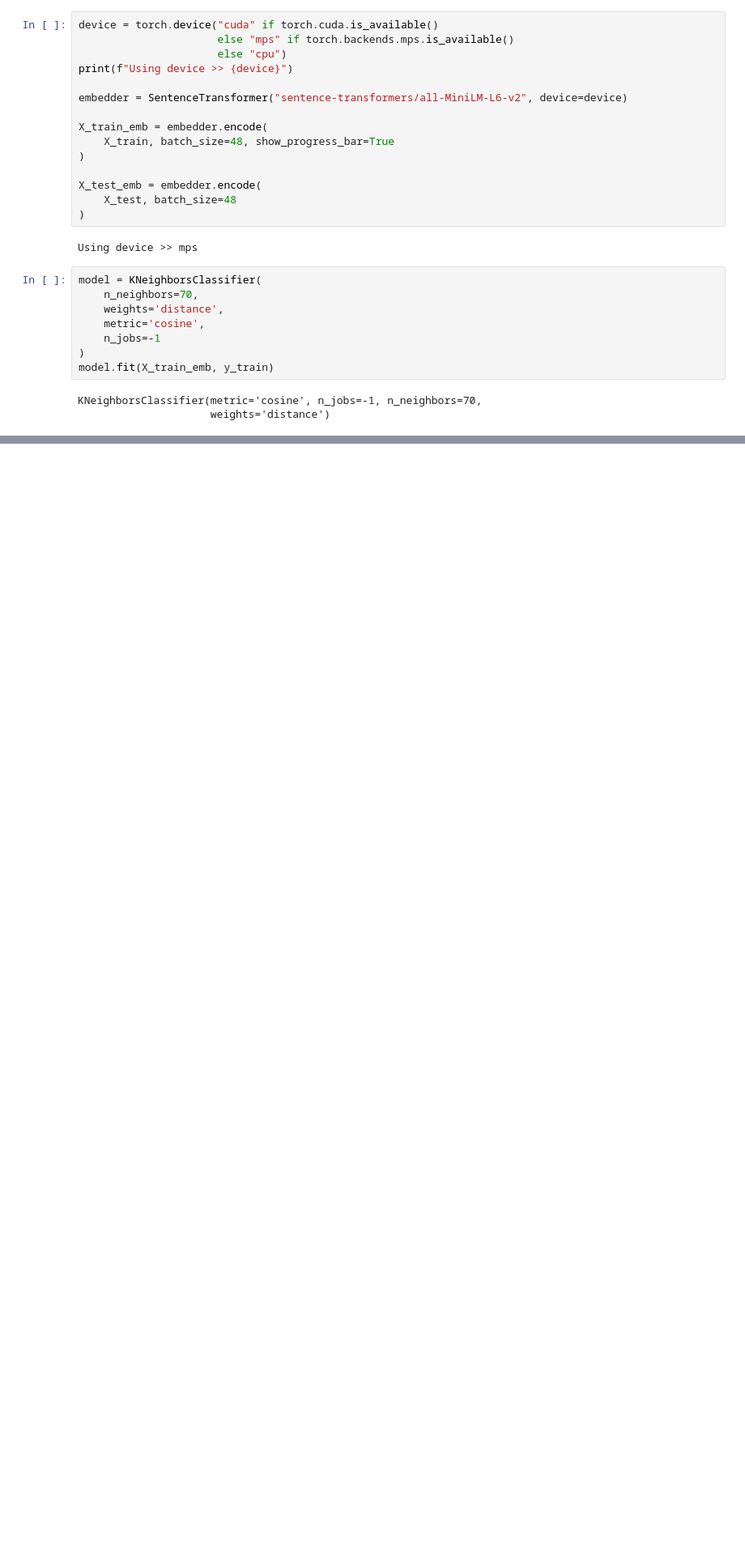
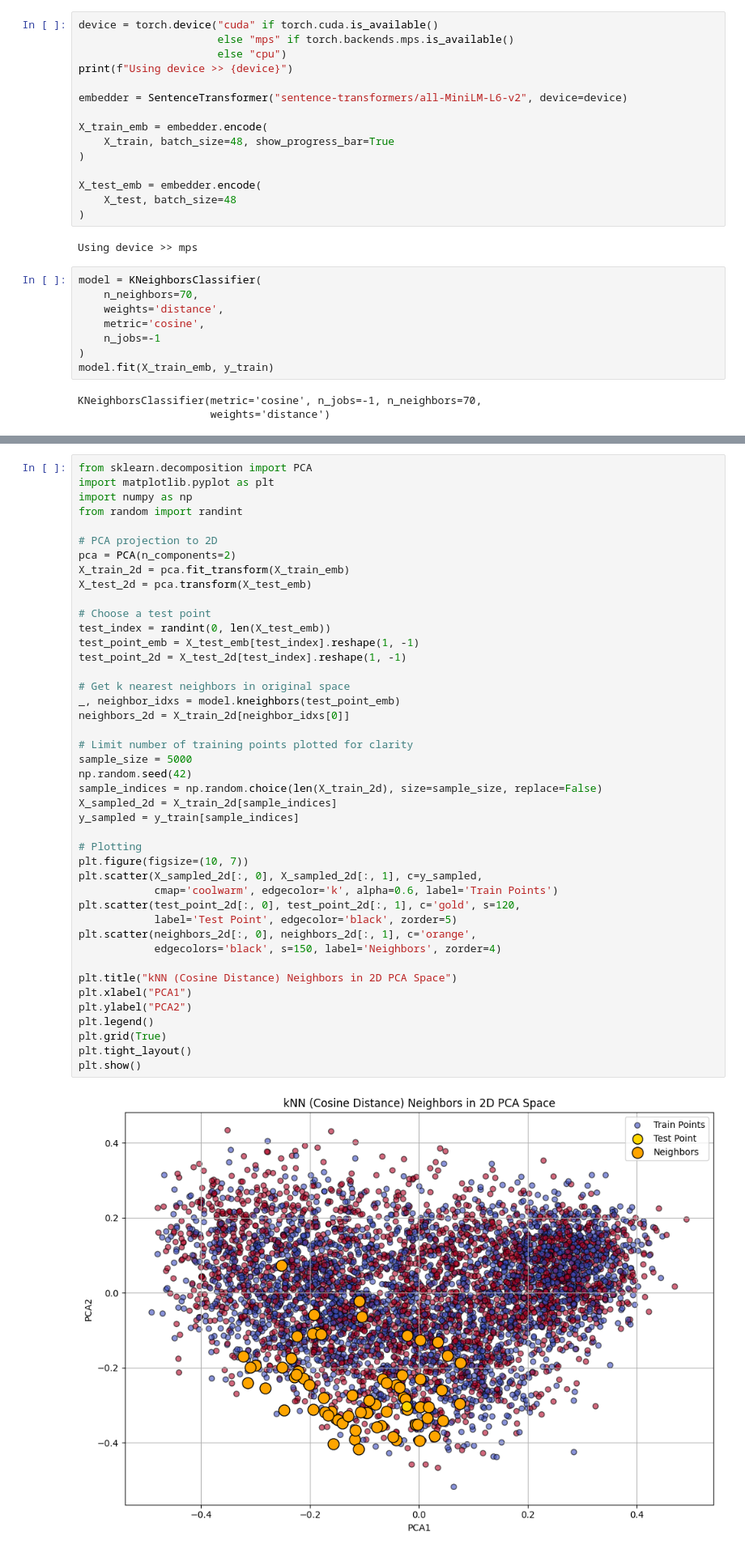
Before and after one commit to MaxiSmplx/bachelor_thesis_dann_fake_news, a Jupyter notebook: models/k_Nearest_Neighbours.ipynb, the cells around one changed output, grey strips where cells are left out. Shown: that part at 81% size. Saved outputs shown, nothing was run; the diff lists cells and outputs as text; blank space fills up the shorter version.

```diff
--- a/models/k_Nearest_Neighbours.ipynb
+++ b/models/k_Nearest_Neighbours.ipynb
@@ -76,0 +77,45 @@ F1 Score  (avg): 0.6805
+# %%
+from sklearn.decomposition import PCA
+import matplotlib.pyplot as plt
+import numpy as np
+from random import randint
+
+# PCA projection to 2D
+pca = PCA(n_components=2)
+X_train_2d = pca.fit_transform(X_train_emb)
+X_test_2d = pca.transform(X_test_emb)
+
+# Choose a test point
+test_index = randint(0, len(X_test_emb))
+test_point_emb = X_test_emb[test_index].reshape(1, -1)
+test_point_2d = X_test_2d[test_index].reshape(1, -1)
+
+# Get k nearest neighbors in original space
+_, neighbor_idxs = model.kneighbors(test_point_emb)
+neighbors_2d = X_train_2d[neighbor_idxs[0]]
+
+# Limit number of training points plotted for clarity
+sample_size = 5000
+np.random.seed(42)
+sample_indices = np.random.choice(len(X_train_2d), size=sample_size, replace=False)
+X_sampled_2d = X_train_2d[sample_indices]
+y_sampled = y_train[sample_indices]
+
+# Plotting
+plt.figure(figsize=(10, 7))
+plt.scatter(X_sampled_2d[:, 0], X_sampled_2d[:, 1], c=y_sampled,
+            cmap='coolwarm', edgecolor='k', alpha=0.6, label='Train Points')
+plt.scatter(test_point_2d[:, 0], test_point_2d[:, 1], c='gold', s=120,
+            label='Test Point', edgecolor='black', zorder=5)
+plt.scatter(neighbors_2d[:, 0], neighbors_2d[:, 1], c='orange',
+            edgecolors='black', s=150, label='Neighbors', zorder=4)
+
+plt.title("kNN (Cosine Distance) Neighbors in 2D PCA Space")
+plt.xlabel("PCA1")
+plt.ylabel("PCA2")
+plt.legend()
+plt.grid(True)
+plt.tight_layout()
+plt.show()
+# %% [output]
+[figure, added]
```
Also changed, not shown: parts of 1 cell of this notebook, 7 other files.
